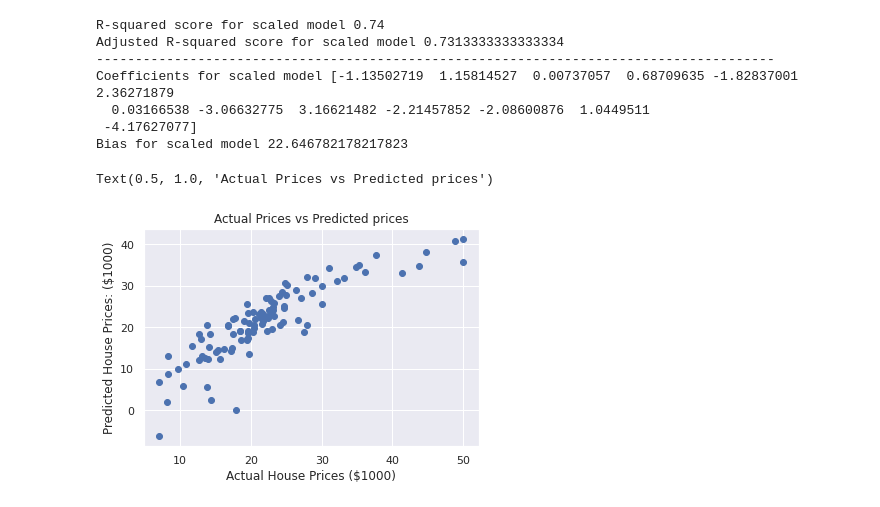
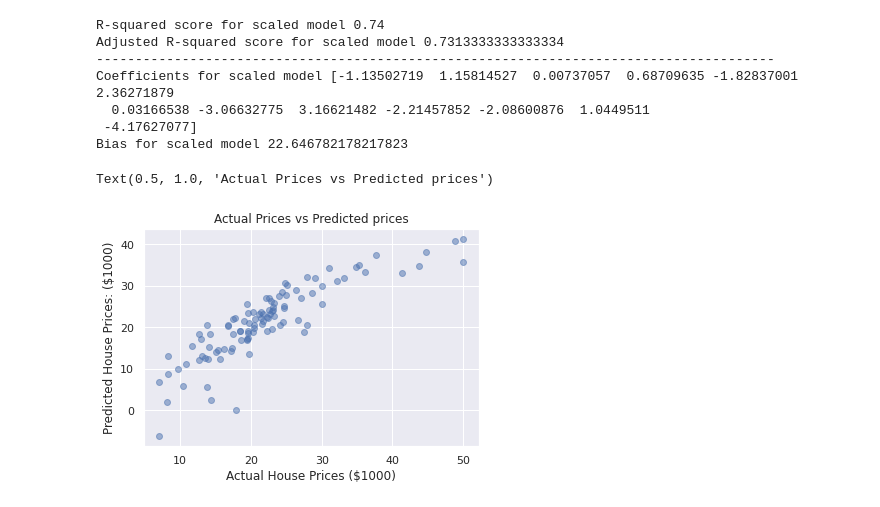
Before and after one commit to Tashhfia/Boston-House-Prices, a Jupyter notebook: house-price-prediction.ipynb, the cells around one changed output. Drawn from its saved outputs; the diff is of its cells as text; code cells hidden in the pictures.

```diff
--- a/house-price-prediction.ipynb
+++ b/house-price-prediction.ipynb
@@ -179,11 +179,11 @@ Bias for scaled model 22.646782178217823
 # %%
 y_pred = model_2.predict(X_test_scaled)
 
 # LETS PLOT!
-plt.scatter(y_test, y_pred)
+plt.scatter(y_test, y_pred, alpha = .5)
 plt.xlabel("Actual House Prices ($1000)")
 plt.ylabel("Predicted House Prices: ($1000)")
 plt.title("Actual Prices vs Predicted prices")
 # %% [output]
 Text(0.5, 1.0, 'Actual Prices vs Predicted prices')
-[figure, old version]
+[figure, new version]
```
Also changed, not shown: parts of 4 cells of this notebook.
